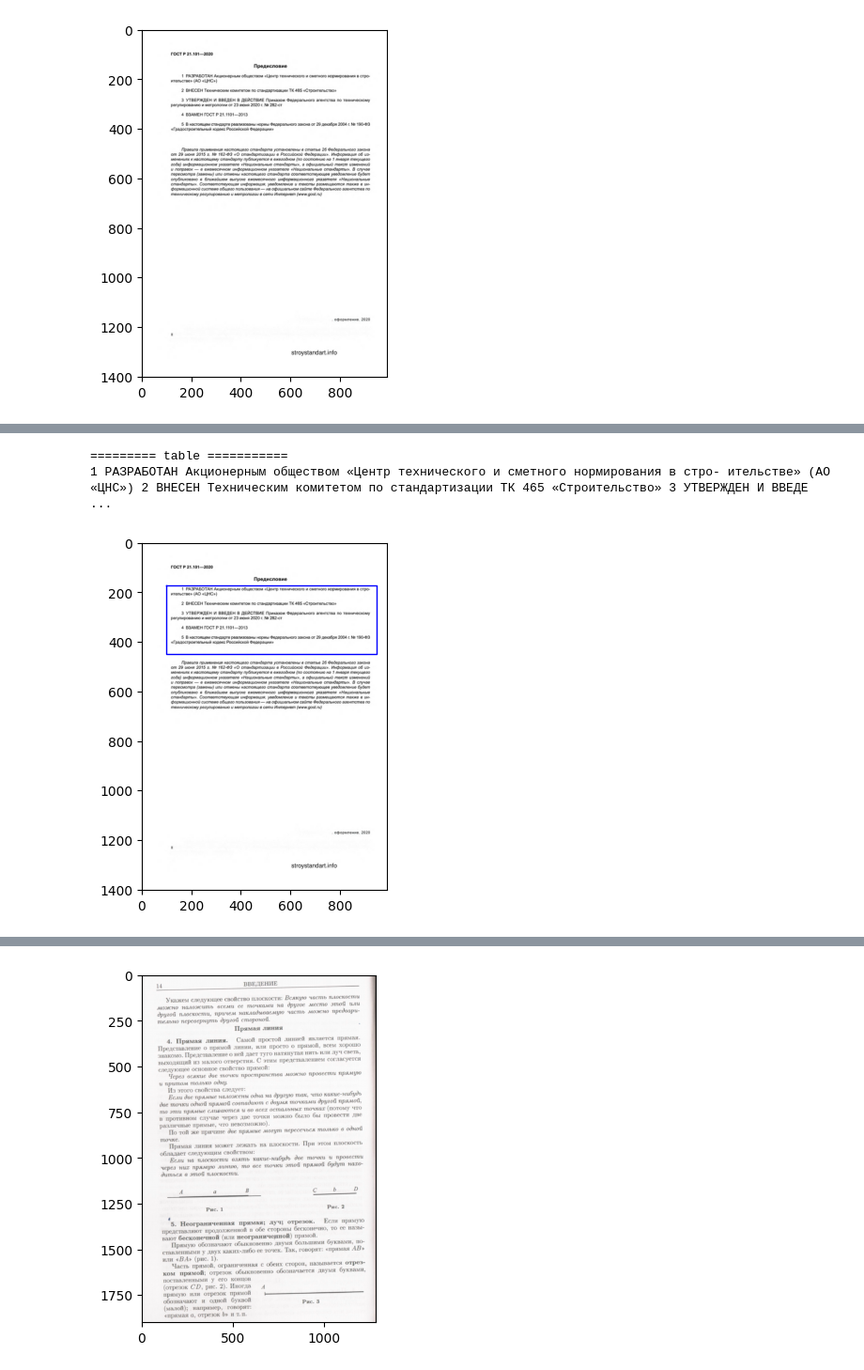
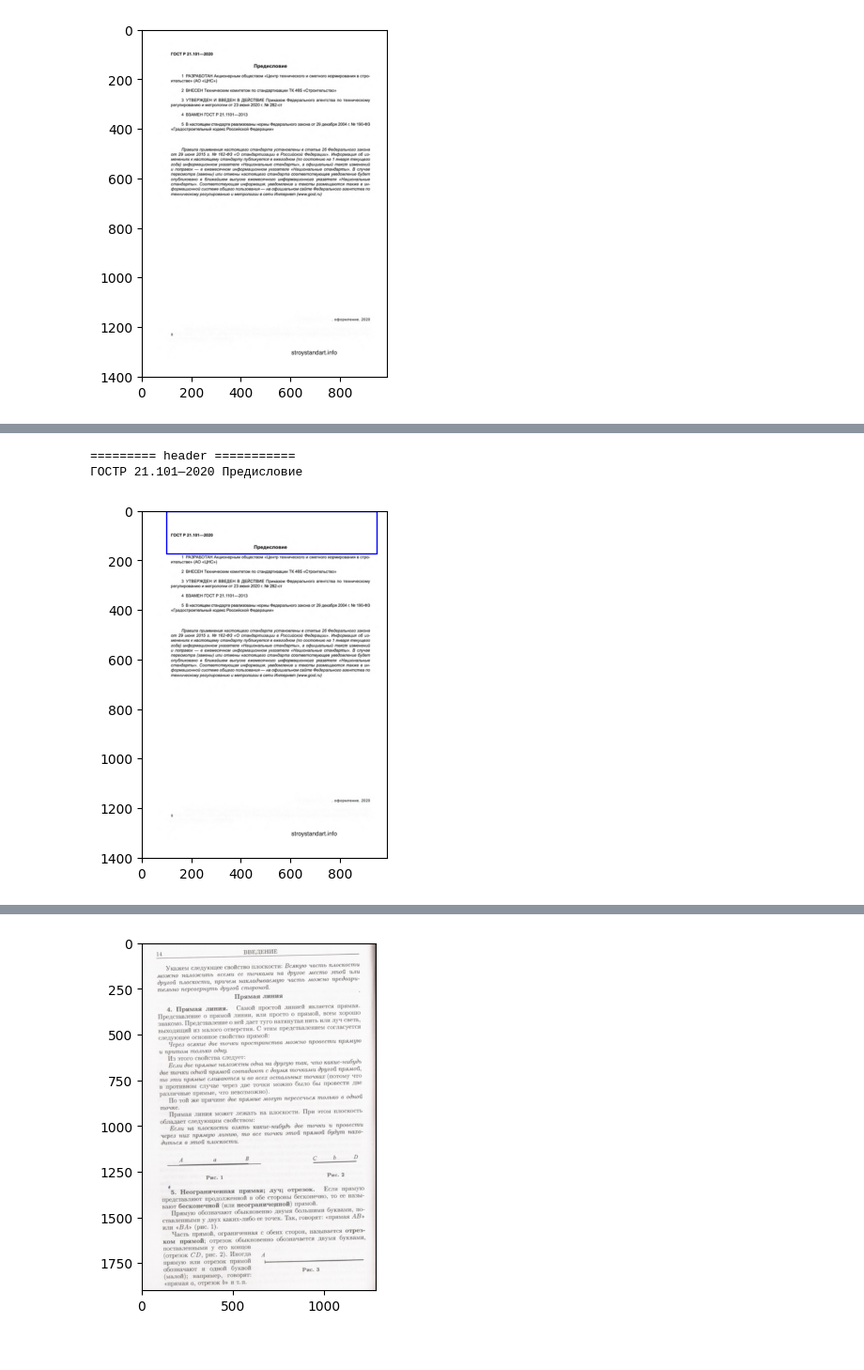
Before and after one commit to Dann38/layout_highlighter, a Jupyter notebook: imgDoc/examples/07-extract_block.ipynb, the cells around one changed output, grey strips where cells are left out. Shown at 94% size. Cells and saved outputs as stored; diff of their text form; code cells hidden in the pictures.

Commit message:
new model

```diff
--- a/imgDoc/examples/07-extract_block.ipynb
+++ b/imgDoc/examples/07-extract_block.ipynb
@@ -25,8 +25,8 @@ conf={
           "classification":{
               "type": "walk_rnd",
               "conf": {
-                  "properties": ["many_dist", "many_angle"],
+                  "properties": ["many_dist", "many_angle", "place_in_block"],
                   "count_step": 50,
-                  "path_model": "../model_training/models/RWMDMA-MP50/"}
+                  "path_model": "../model_training/models/RWMDMAP-MP50/"}
           },
         }
@@ -37,9 +47,14 @@ block = doc.get_info_from_segment(num_page=0, x_top_left=100, y_top_left=170,
 # %%
+doc = Document()
+doc.set_from_path("img/1.jpg")
+block = doc.get_info_from_segment(num_page=0, x_top_left=100, y_top_left=0,
+                                  x_bottom_right=950, y_bottom_right=170,
+                                  conf=conf)
 doc.pages[0].image.plot()
 block.segment.plot()
 print(f"========= {block.label} ===========")
 print(block.get_text())
 # %% [output]
-========= table ===========
-1 РАЗРАБОТАН Акционерным обществом «Центр технического и сметного нормирования в стро- ительстве» (АО «ЦНС») 2 ВНЕСЕН Техническим комитетом по стандартизации ТК 465 «Строительство» 3 УТВЕРЖДЕН И ВВЕДЕ ...
+========= header ===========
+ГОСТР 21.101—2020 Предисловие
-[figure, old version]
+[figure, new version]
```
Also changed, not shown: parts of 7 cells of this notebook, 7 other files.
